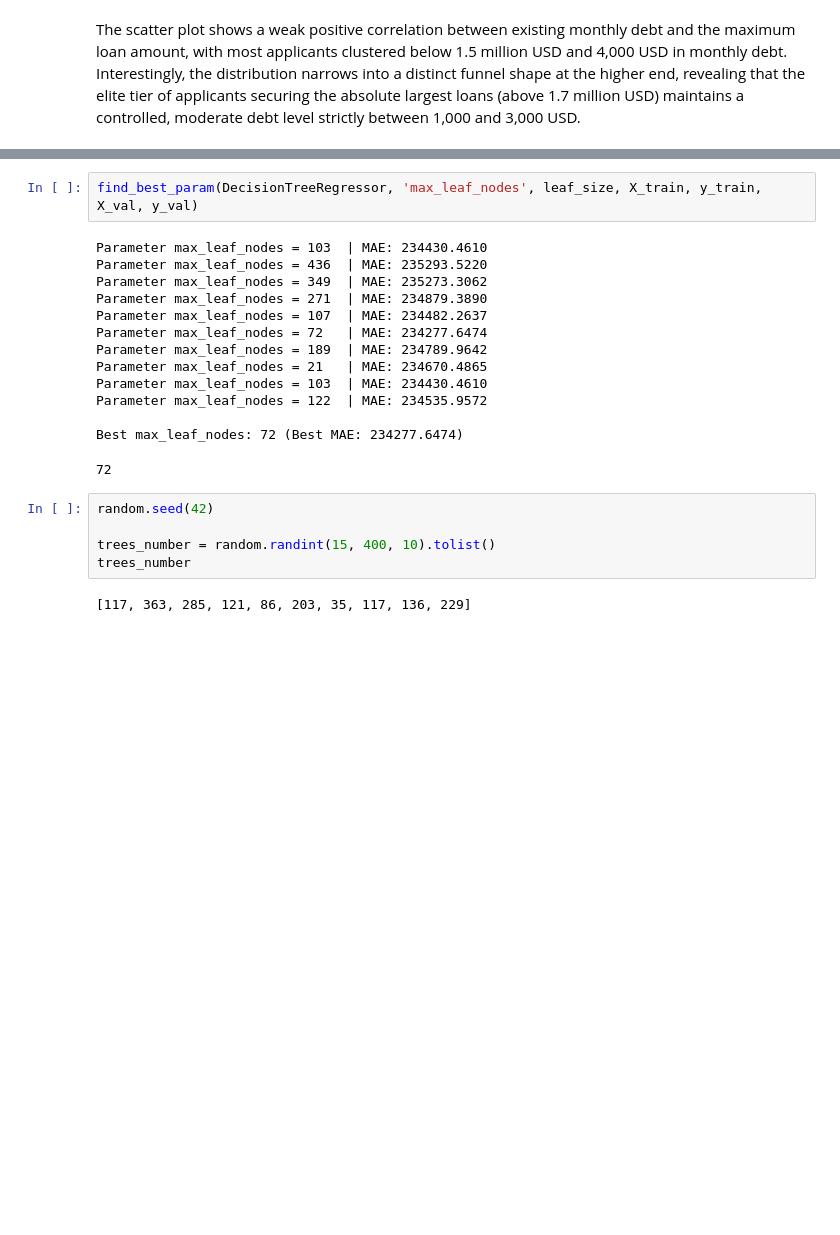
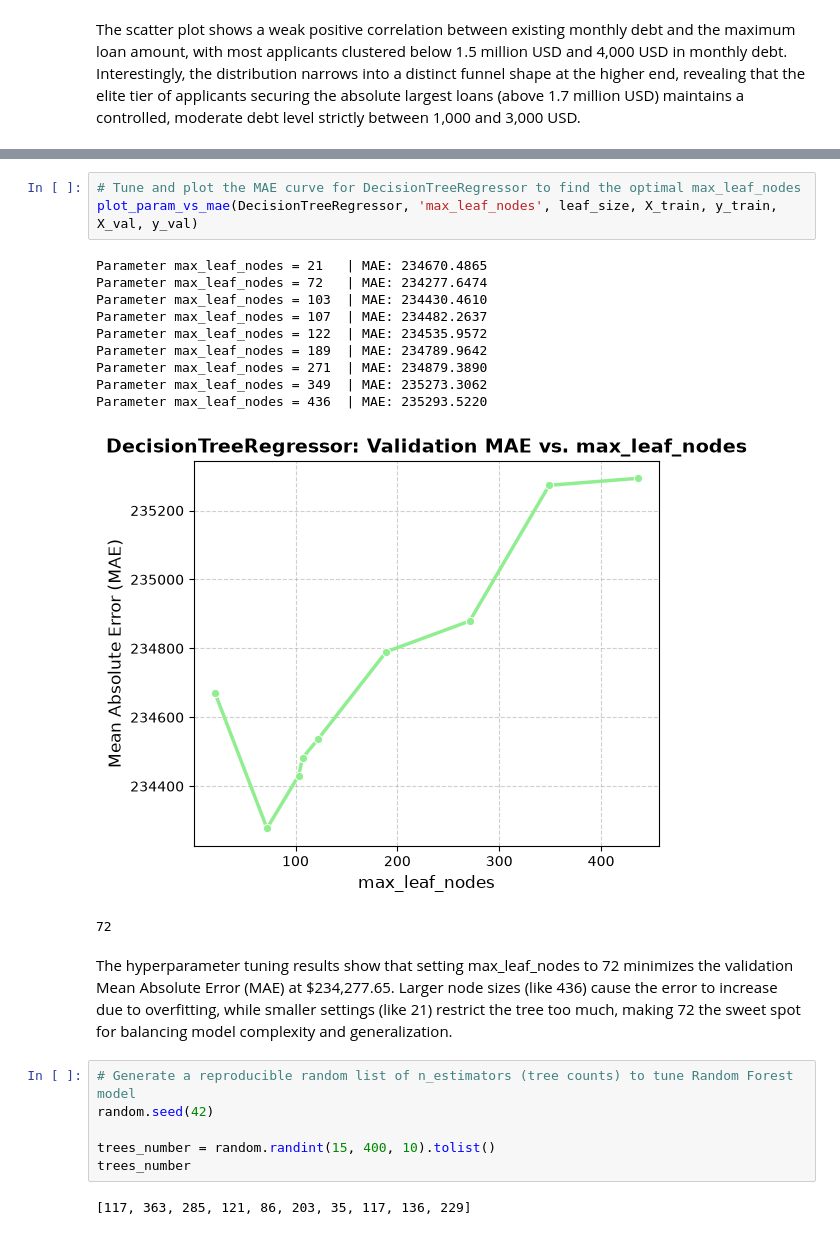
Before and after one commit to coretlwww/mortgage-prediction, a Jupyter notebook: Untitled-1.ipynb, the cells around one changed output, grey strips where cells are left out. Drawn from its saved outputs; the diff is of its cells as text; blank space fills up the shorter version.

Commit message:
added comments in the model training section

```diff
--- a/Untitled-1.ipynb
+++ b/Untitled-1.ipynb
@@ -435,20 +459,22 @@ def find_best_param(model_class, param_name, params_list, X_tr, y_tr, X_v, y_v,
 # %%
-find_best_param(DecisionTreeRegressor, 'max_leaf_nodes', leaf_size, X_train, y_train, X_val, y_val)
+# Tune and plot the MAE curve for DecisionTreeRegressor to find the optimal max_leaf_nodes
+plot_param_vs_mae(DecisionTreeRegressor, 'max_leaf_nodes', leaf_size, X_train, y_train, X_val, y_val)
 # %% [output]
+Parameter max_leaf_nodes = 21   | MAE: 234670.4865
+Parameter max_leaf_nodes = 72   | MAE: 234277.6474
 Parameter max_leaf_nodes = 103  | MAE: 234430.4610
+Parameter max_leaf_nodes = 107  | MAE: 234482.2637
+Parameter max_leaf_nodes = 122  | MAE: 234535.9572
+Parameter max_leaf_nodes = 189  | MAE: 234789.9642
+Parameter max_leaf_nodes = 271  | MAE: 234879.3890
+Parameter max_leaf_nodes = 349  | MAE: 235273.3062
 Parameter max_leaf_nodes = 436  | MAE: 235293.5220
-Parameter max_leaf_nodes = 349  | MAE: 235273.3062
-Parameter max_leaf_nodes = 271  | MAE: 234879.3890
-Parameter max_leaf_nodes = 107  | MAE: 234482.2637
-Parameter max_leaf_nodes = 72   | MAE: 234277.6474
-Parameter max_leaf_nodes = 189  | MAE: 234789.9642
-Parameter max_leaf_nodes = 21   | MAE: 234670.4865
-Parameter max_leaf_nodes = 103  | MAE: 234430.4610
-Parameter max_leaf_nodes = 122  | MAE: 234535.9572
-
-Best max_leaf_nodes: 72 (Best MAE: 234277.6474)
+[figure, added]
 72
+# %% [markdown]
+The hyperparameter tuning results show that setting max_leaf_nodes to 72 minimizes the validation Mean Absolute Error (MAE) at $234,277.65. Larger node sizes (like 436) cause the error to increase due to overfitting, while smaller settings (like 21) restrict the tree too much, making 72 the sweet spot for balancing model complexity and generalization.
 # %%
+# Generate a reproducible random list of n_estimators (tree counts) to tune Random Forest model
 random.seed(42)
 
 trees_number = random.randint(15, 400, 10).tolist()
```
Also changed, not shown: parts of 22 cells of this notebook.
